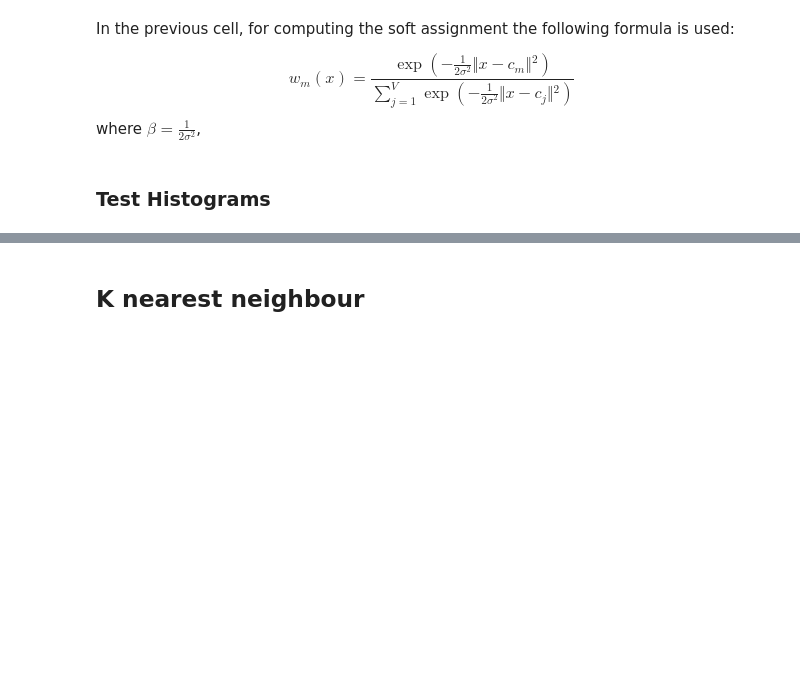
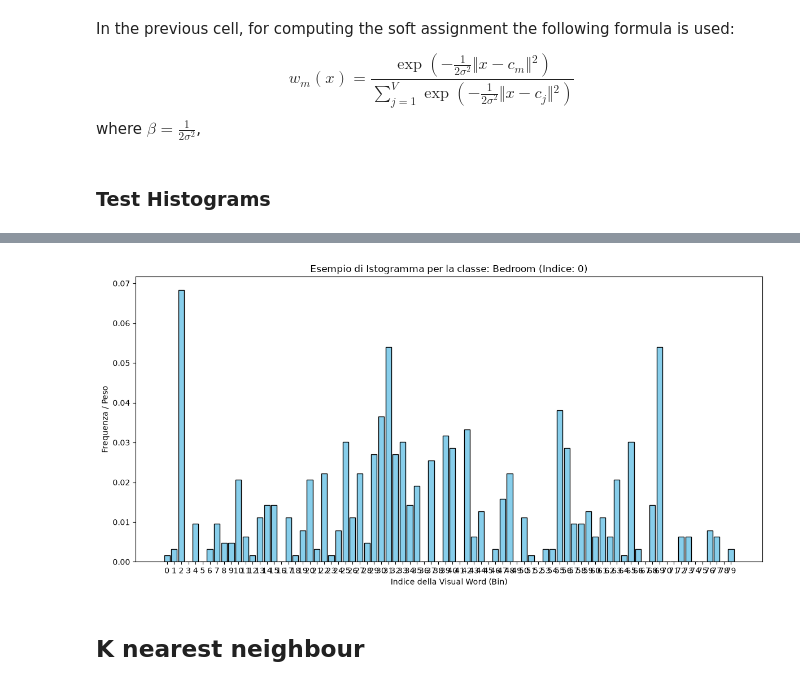
Before and after one commit to RebertoUNI/Computer-vision, a Jupyter notebook: project.ipynb, the cells around one changed output, grey strips where cells are left out. Cells and saved outputs as stored; diff of their text form; code cells hidden in the pictures; blank space fills up the shorter version.

```diff
--- a/project.ipynb
+++ b/project.ipynb
@@ -339,4 +342,26 @@ Done! X_test shape: (2985, 150)
 y_test shape: (2985,)
+# %%
+import matplotlib.pyplot as plt
+import numpy as np
+
+idx = 0
+hist = X_train[0]
+label = y_train[0]
+
+plt.figure(figsize=(12, 6))
+plt.bar(range(len(hist)), hist, color='skyblue', edgecolor='black')
+plt.title(f"Esempio di Istogramma per la classe: {label} (Indice: {idx})")
+plt.xlabel("Indice della Visual Word (Bin)")
+plt.ylabel("Frequenza / Peso")
+
+# Mostra le etichette sull'asse x solo se il numero di bin non è eccessivo
+if len(hist) <= 100:
+    plt.xticks(range(len(hist)))
+
+plt.tight_layout()
+plt.show()
+# %% [output]
+[figure, added]
 # %% [markdown]
 ## K nearest neighbour
 # %%
```
Also changed, not shown: parts of 15 cells of this notebook.
